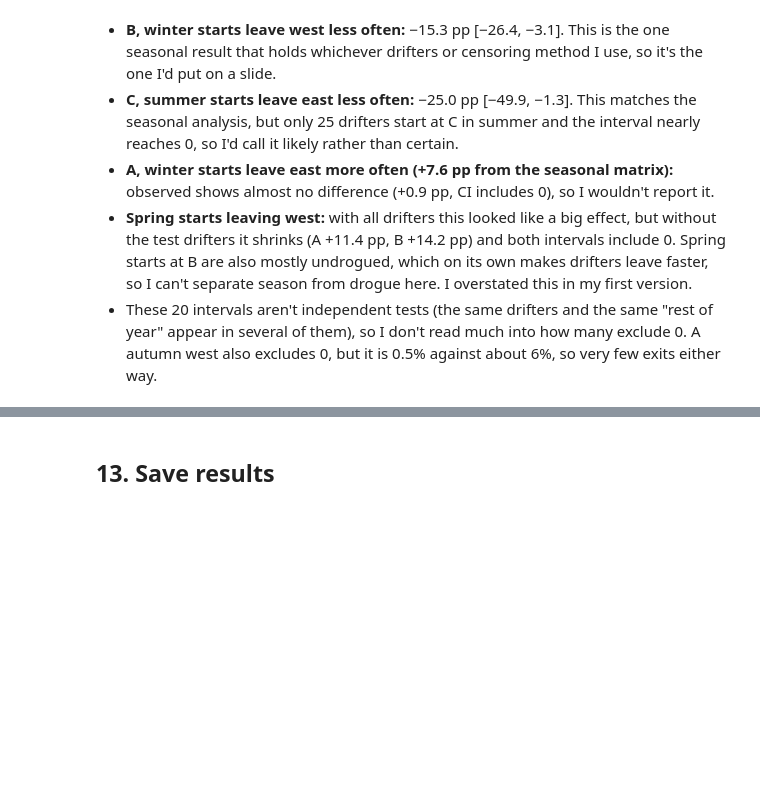
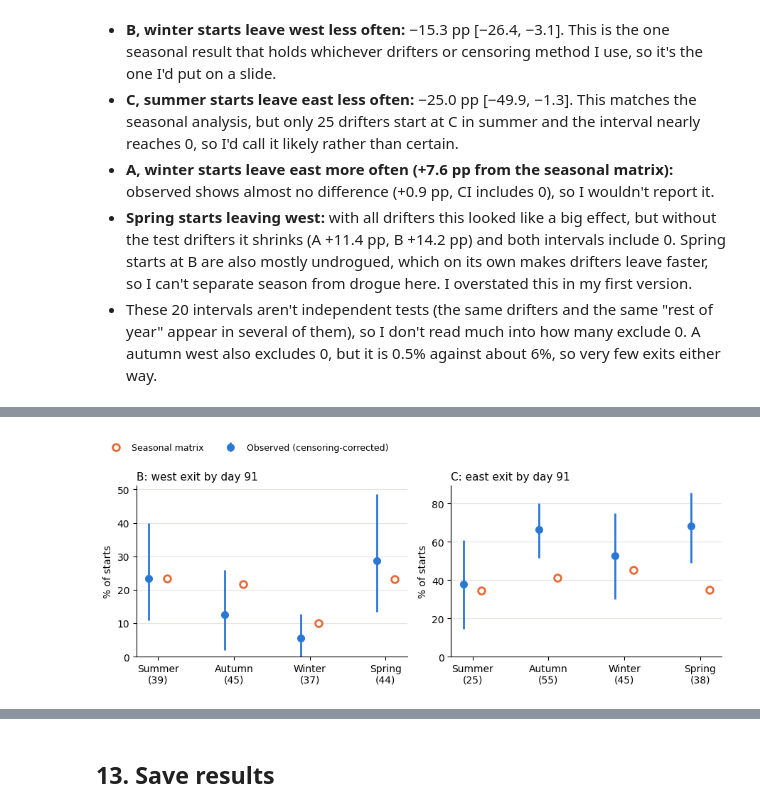
Before and after one commit to vrishinm/2026-Data3001-XIE-G2, a Jupyter notebook: Lucy_temperature_and_handover.ipynb, the cells around one changed output, grey strips where cells are left out. Cells and saved outputs as stored; diff of their text form; code cells hidden in the pictures; blank space fills up the shorter version.

```diff
--- a/Lucy_temperature_and_handover.ipynb
+++ b/Lucy_temperature_and_handover.ipynb
@@ -1538,3 +1544,93 @@ cell side season  drifters  exit_%  minus_rest_pp     boot_ci95  ci_excludes_0
 - **A, winter starts leave east more often (+7.6 pp from the seasonal matrix):** observed shows almost no difference (+0.9 pp, CI includes 0), so I wouldn't report it.
 - **Spring starts leaving west:** with all drifters this looked like a big effect, but without the test drifters it shrinks (A +11.4 pp, B +14.2 pp) and both intervals include 0. Spring starts at B are also mostly undrogued, which on its own makes drifters leave faster, so I can't separate season from drogue here. I overstated this in my first version.
 - These 20 intervals aren't independent tests (the same drifters and the same "rest of year" appear in several of them), so I don't read much into how many exclude 0. A autumn west also excludes 0, but it is 0.5% against about 6%, so very few exits either way.
+# %%
+# Season numbers and Figure 5.3 for the report (train + val drifters only, test stays locked)
+# (a) region-wide 7-day first exit by season, whole-drifter bootstrap (replaces the all-drifter version)
+# (b) B west / C east by day 91 by season: observed (censoring-corrected) vs a seasonal matrix fit on train + val
+import matplotlib.pyplot as plt
+SEAS = ["DJF", "MAM", "JJA", "SON"]
+SNAME = dict(zip(SEAS, ["Summer", "Autumn", "Winter", "Spring"]))
+
+# ---- (a) region-wide 7-day exits ----
+sea = pairs_tv.season.values
+ywest = (pairs_tv.dest.values == EXIT["west"]).astype(float)
+yeast = (pairs_tv.dest.values == EXIT["east"]).astype(float)
+ids7, pos7 = np.unique(pairs_tv.traj.values, return_inverse=True)
+rng7 = np.random.default_rng(7)
+masks = {s: sea == s for s in SEAS}
+share = lambda y, w, m: (w[m] * y[m]).sum() / w[m].sum()
+boot = {(s, k): [] for s in SEAS + ["All year"] for k in ["west", "east", "dwest", "deast"]}
+for b in range(500):
+    w = np.bincount(rng7.integers(0, len(ids7), len(ids7)), minlength=len(ids7))[pos7].astype(float)
+    allm = np.ones(len(sea), bool)
+    for side, y in [("west", ywest), ("east", yeast)]:
+        boot[("All year", side)].append(share(y, w, allm))
+        for s in SEAS:
+            m = masks[s]
+            boot[(s, side)].append(share(y, w, m))
+            boot[(s, "d" + side)].append(share(y, w, m) - share(y, w, ~m))
+one = np.ones(len(sea))
+rows = []
+for s in ["All year"] + SEAS:
+    m = np.ones(len(sea), bool) if s == "All year" else masks[s]
+    r = {"season": SNAME.get(s, s), "pairs": int(m.sum()), "drifters": pairs_tv.traj[m].nunique()}
+    for side, y in [("west", ywest), ("east", yeast)]:
+        lo, hi = 100 * np.percentile(boot[(s, side)], [2.5, 97.5])
+        r[side + "_%"] = f"{100 * share(y, one, m):.1f} [{lo:.1f}, {hi:.1f}]"
+        if s != "All year":
+            dlo, dhi = 100 * np.percentile(boot[(s, "d" + side)], [2.5, 97.5])
+            r[side + "_minus_rest_pp"] = f"{100 * (share(y, one, m) - share(y, one, ~m)):+.1f} [{dlo:+.1f}, {dhi:+.1f}]"
+    rows.append(r)
+season7 = pd.DataFrame(rows)
+print("(a) region-wide 7-day first exit by season, train + val drifters")
+print(season7.to_string(index=False))
+
+# ---- (b) B west and C east by day 91, by season ----
+P_sea = {s: np.linalg.matrix_power(matrix_from(pairs_tv[pairs_tv.season == s]), 13) for s in SEAS}
+rngb = np.random.default_rng(10)
+rows = []
+for name, cid, side in [("B", 58, "west"), ("C", 44, "east")]:
+    o = chain_weeks(pairs_tv, cid, 13)
+    o["season"] = pairs_tv.season.values[o.row.values]
+    W = drifter_weights(o.traj.values, 500, rngb)
+    for s in SEAS:
+        m = (o.season == s).values
+        f = lambda w: cum_incidence(o.out.values[m], o.wk.values[m], side, w[m])
+        lo, hi = 100 * np.nanpercentile([f(w) for w in W], [2.5, 97.5])
+        rows.append({"cell": name, "side": side, "season": SNAME[s], "drifters": o.traj[m].nunique(),
+                     "starts": int(m.sum()), "censored_%": round(100 * (o.out.values[m] == "censored").mean()),
+                     "observed_%": round(100 * f(np.ones(len(o))), 1), "lo": round(lo, 1), "hi": round(hi, 1),
+                     "matrix_%": round(100 * P_sea[s][cid, EXIT[side]], 1)})
+season91 = pd.DataFrame(rows)
+print("\n(b) left R by day 91 by season: observed (censoring-corrected, 95% CI) vs seasonal matrix P^13 (train + val)")
+print(season91.to_string(index=False))
+
+# ---- Figure 5.3 ----
+fig, axes = plt.subplots(1, 2, figsize=(9, 3.6), sharey=False)
+for ax, (name, side, ttl) in zip(axes, [("B", "west", "B: west exit by day 91"), ("C", "east", "C: east exit by day 91")]):
+    d = season91[(season91.cell == name)].reset_index(drop=True)
+    x = np.arange(len(d))
+    ax.errorbar(x - 0.12, d["observed_%"], yerr=[d["observed_%"] - d.lo, d.hi - d["observed_%"]], fmt="o",
+                color="#2a78d6", ms=7, lw=2, capsize=0, label="Observed (censoring-corrected)")
+    ax.plot(x + 0.12, d["matrix_%"], "o", mfc="white", mec="#eb6834", mew=2, ms=7, ls="none", label="Seasonal matrix")
+    ax.set_xticks(x)
+    ax.set_xticklabels([f"{s}\n({n})" for s, n in zip(d.season, d.drifters)])
+    ax.set_title(ttl, loc="left", fontsize=11)
+    ax.set_ylabel("% of starts")
+    ax.set_ylim(bottom=0)
+    ax.grid(axis="y", color="#e5e4df", lw=0.8); ax.set_axisbelow(True)
+    for sp in ["top", "right"]:
+        ax.spines[sp].set_visible(False)
+fig.legend(*axes[0].get_legend_handles_labels(), loc="upper left", bbox_to_anchor=(0.01, 1.02), ncol=2, frameon=False, fontsize=9)
+fig.tight_layout(rect=[0, 0, 1, 0.92])
+fig.savefig(os.path.join(OUT, "fig_season_5_3.png"), dpi=200, bbox_inches="tight")
+plt.show()
+
+# ---- (c) is it season or drogue? drogued share and censoring of starts by season (train + val) ----
+dq = pairs_tv[pairs_tv.origin_cell.isin([99, 58, 44])].copy()
+dq["cell"] = dq.origin_cell.map({99: "A", 58: "B", 44: "C"})
+dq["season"] = dq.season.map(SNAME)
+print("\n(c) share of starts that were drogued, by season (train + val)")
+print(dq.pivot_table(index="cell", columns="season", values="drogued", aggfunc="mean")[["Summer", "Autumn", "Winter", "Spring"]].round(2))
+# %% [output]
@@ -1540,0 +1655 @@ cell side season  drifters  exit_%  minus_rest_pp     boot_ci95  ci_excludes_0
+[figure, added]
```
Also changed, not shown: parts of 12 cells of this notebook.
